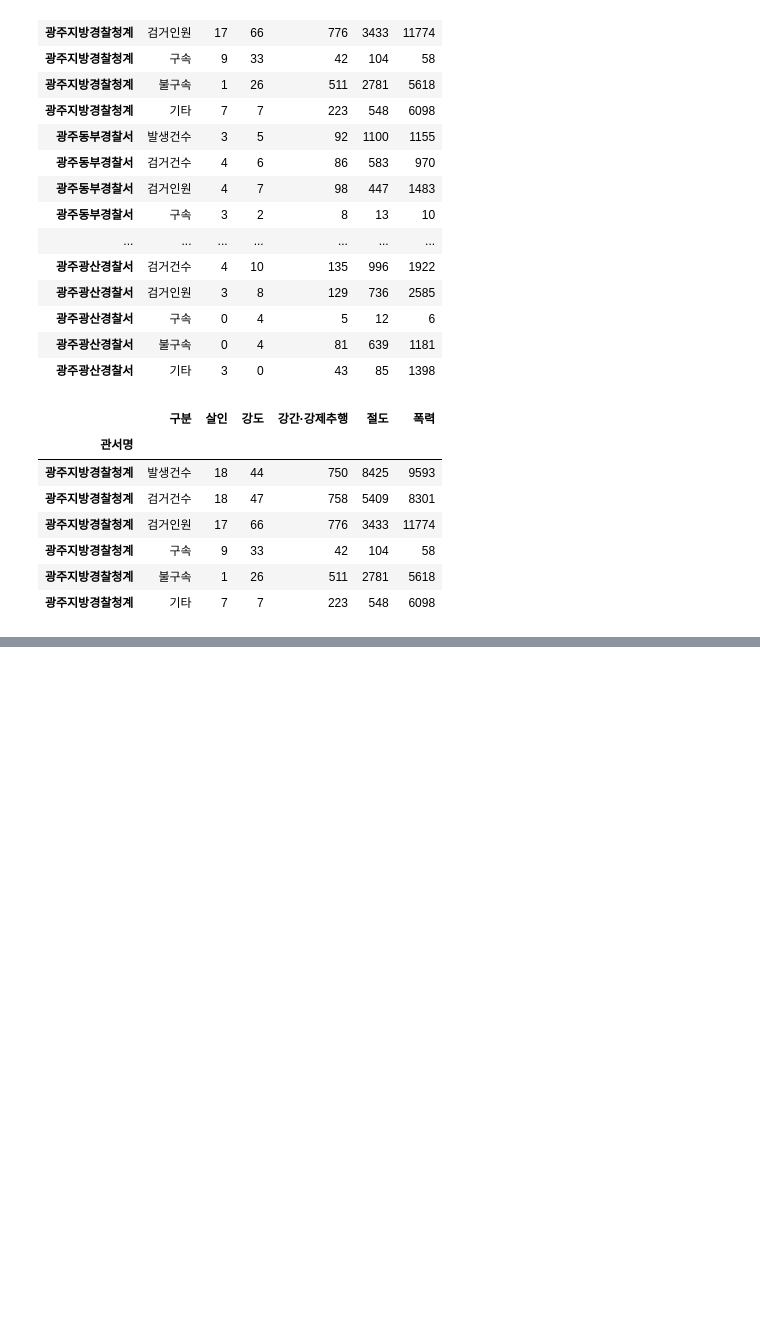
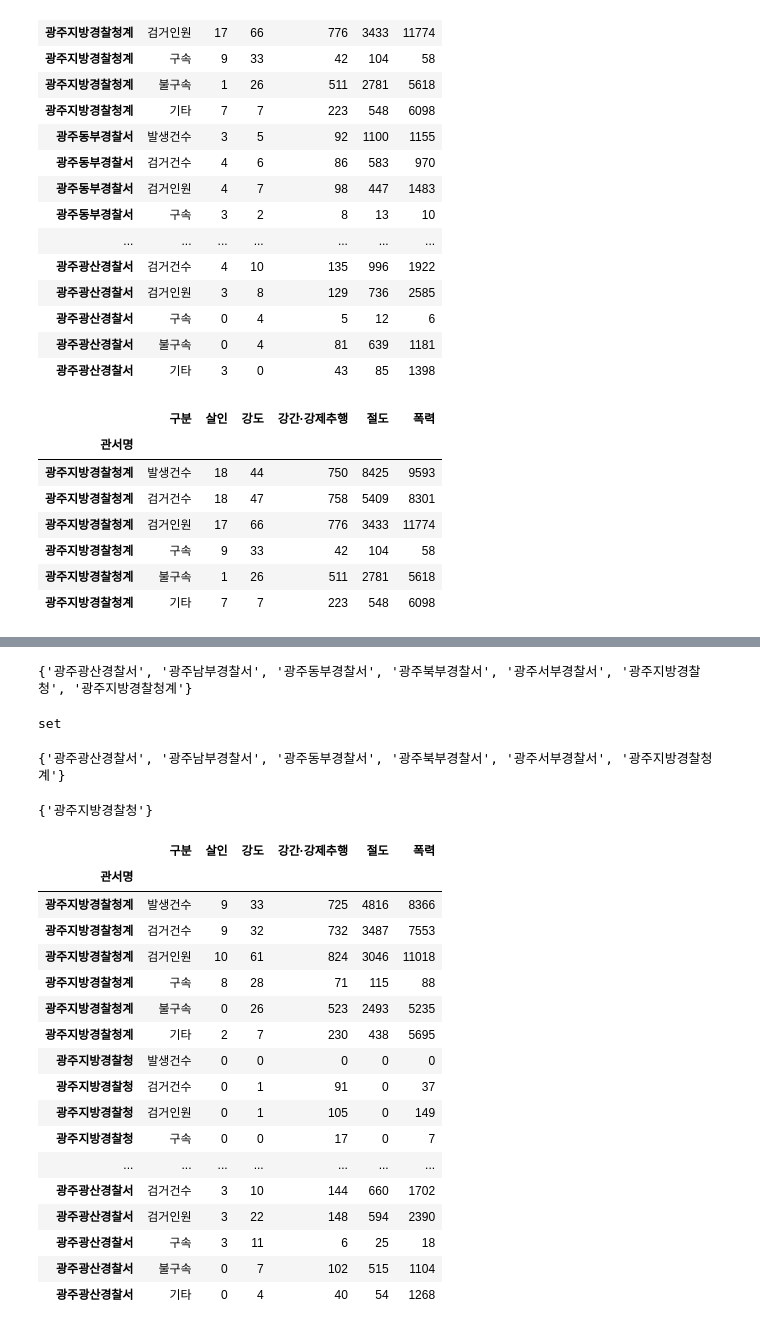
Before and after one commit to hyerimmmmm/SWDataAnalysisClass, a Jupyter notebook: pythonStudy/LIB/Pandas.ipynb, the cells around one changed output, grey strips where cells are left out. Saved outputs shown, nothing was run; the diff lists cells and outputs as text; code cells hidden in the pictures; blank space fills up the shorter version.

```diff
--- a/pythonStudy/LIB/Pandas.ipynb
+++ b/pythonStudy/LIB/Pandas.ipynb
@@ -1064,0 +1087,39 @@ df2015.loc['광주지방경찰청계']
+# %%
+# set: 중복값 제거 후 유니크 값만 출력해주는 자료형
+set(df2017.index)
+# %% [output]
+{'광주광산경찰서', '광주남부경찰서', '광주동부경찰서', '광주북부경찰서', '광주서부경찰서', '광주지방경찰청', '광주지방경찰청계'}
+# %%
+type(set(df2017.index))
+# %% [output]
+set
+# %%
+set(df2015.index)
+# %% [output]
+{'광주광산경찰서', '광주남부경찰서', '광주동부경찰서', '광주북부경찰서', '광주서부경찰서', '광주지방경찰청계'}
+# %%
+# 2017년도에만 있는 index 추출
+set(df2017.index) - set(df2015.index)
+# %% [output]
+{'광주지방경찰청'}
+# %%
+df2017
+# %% [output]
+|  | 구분 | 살인 | 강도 | 강간·강제추행 | 절도 | 폭력 |
+| 관서명 |  |  |  |  |  |  |
+| 광주지방경찰청계 | 발생건수 | 9 | 33 | 725 | 4816 | 8366 |
+| 광주지방경찰청계 | 검거건수 | 9 | 32 | 732 | 3487 | 7553 |
+| 광주지방경찰청계 | 검거인원 | 10 | 61 | 824 | 3046 | 11018 |
+| 광주지방경찰청계 | 구속 | 8 | 28 | 71 | 115 | 88 |
+| 광주지방경찰청계 | 불구속 | 0 | 26 | 523 | 2493 | 5235 |
+| 광주지방경찰청계 | 기타 | 2 | 7 | 230 | 438 | 5695 |
+| 광주지방경찰청 | 발생건수 | 0 | 0 | 0 | 0 | 0 |
+| 광주지방경찰청 | 검거건수 | 0 | 1 | 91 | 0 | 37 |
+| 광주지방경찰청 | 검거인원 | 0 | 1 | 105 | 0 | 149 |
+| 광주지방경찰청 | 구속 | 0 | 0 | 17 | 0 | 7 |
+| ... | ... | ... | ... | ... | ... | ... |
+| 광주광산경찰서 | 검거건수 | 3 | 10 | 144 | 660 | 1702 |
+| 광주광산경찰서 | 검거인원 | 3 | 22 | 148 | 594 | 2390 |
+| 광주광산경찰서 | 구속 | 3 | 11 | 6 | 25 | 18 |
+| 광주광산경찰서 | 불구속 | 0 | 7 | 102 | 515 | 1104 |
+| 광주광산경찰서 | 기타 | 0 | 4 | 40 | 54 | 1268 |
```
Also changed, not shown: parts of 25 cells of this notebook.
